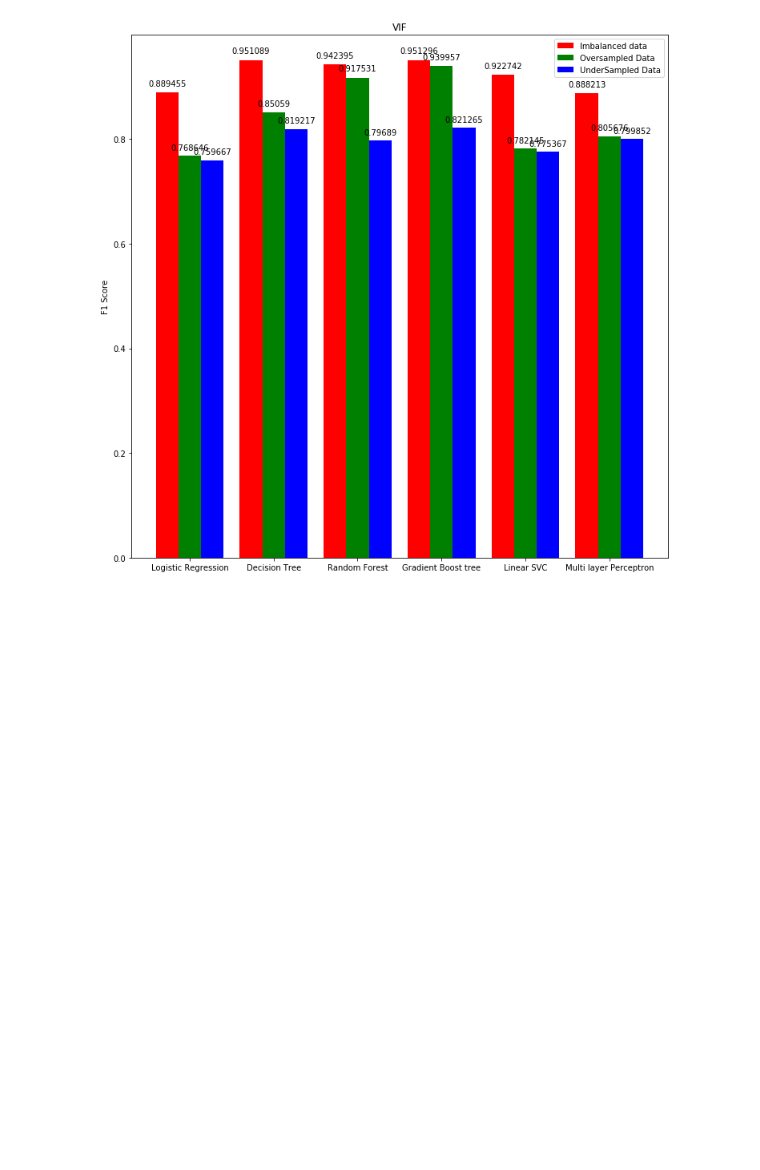
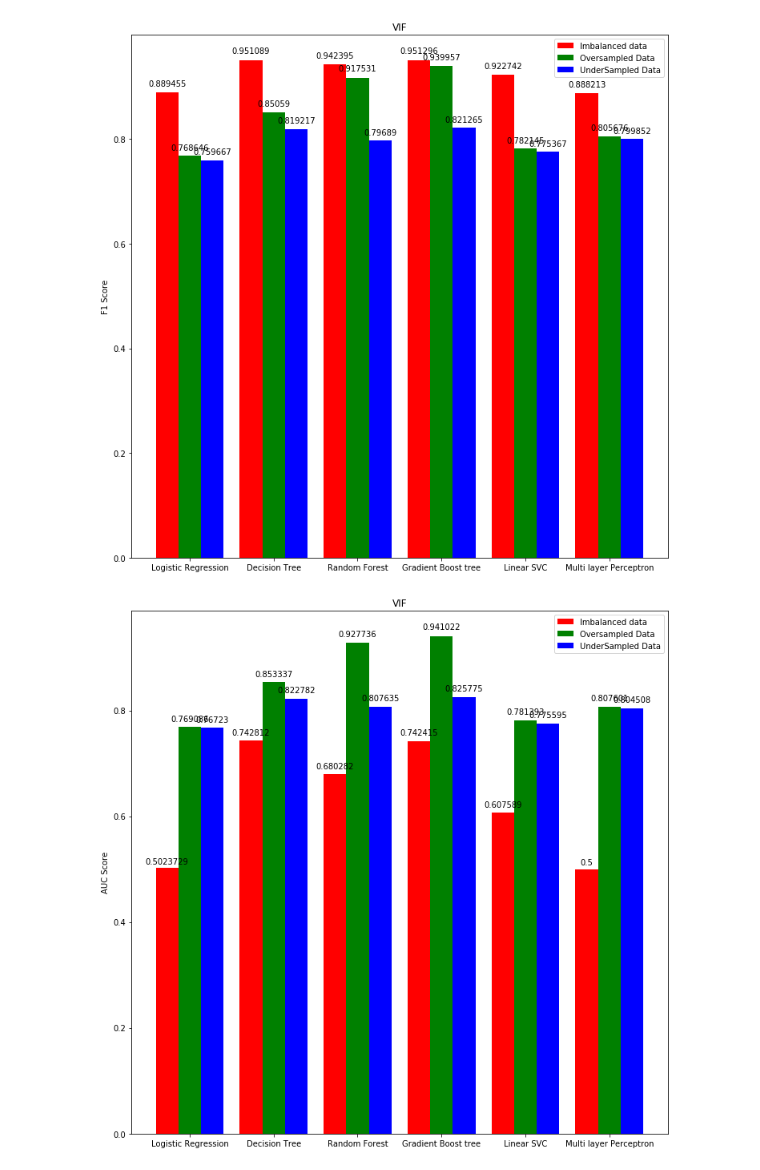
Before and after one commit to es3573/Big-Data-Analytics-Final-Project, a Jupyter notebook: Final_Submission/Test results.ipynb, the cells around one changed output. Drawn from its saved outputs; the diff is of its cells as text; code cells hidden in the pictures; blank space fills up the shorter version.

```diff
--- a/Final_Submission/Test results.ipynb
+++ b/Final_Submission/Test results.ipynb
@@ -154,3 +154,42 @@ autolabel(rects3,kvals)
 plt.show()
 # %% [output]
 [figure]
+# %%
+#VIF AUC Score
+
+import numpy as np
+import matplotlib.pyplot as plt
+
+N = 6
+ind = np.arange(N)  # the x locations for the groups
+width = 0.27       # the width of the bars
+
+fig = plt.figure(figsize=(12,12))
+ax = fig.add_subplot(111)
+
+yvals = [0.5023729, 0.742812, 0.680282, 0.742415, 0.607589, 0.5] #1.	Unstacked Unbalanced
+rects1 = ax.bar(ind, yvals, width, color='r')
+zvals = [0.769086, 0.853337, 0.927736, 0.941022, 0.781393, 0.807601] #2.	Unstacked Oversampled
+rects2 = ax.bar(ind+width, zvals, width, color='g')
+kvals = [0.76723, 0.822782, 0.807635, 0.825775, 0.775595, 0.804508] # 2.	Unstacked Undersampled
+rects3 = ax.bar(ind+width*2, kvals, width, color='b')
+
+ax.set_title("VIF")
+ax.set_ylabel('AUC Score')
+ax.set_xticks(ind+width)
+ax.set_xticklabels( ('Logistic Regression', 'Decision Tree', 'Random Forest','Gradient Boost tree','Linear SVC','Multi layer Perceptron') )
+ax.legend( (rects1[0], rects2[0], rects3[0]), ('Imbalanced data', 'Oversampled Data', 'UnderSampled Data') )
+
+def autolabel(rects,labels):
+    for rect, label in zip(rects, labels):
+        h = rect.get_height()
+        ax.text(rect.get_x()+rect.get_width()/2., 1.01*h, label,
+                ha='center', va='bottom')
+
+autolabel(rects1,yvals)
+autolabel(rects2,zvals)
+autolabel(rects3,kvals)
+
+plt.show()
+# %% [output]
+[figure, added]
```
Also changed, not shown: parts of 1 cell of this notebook.
